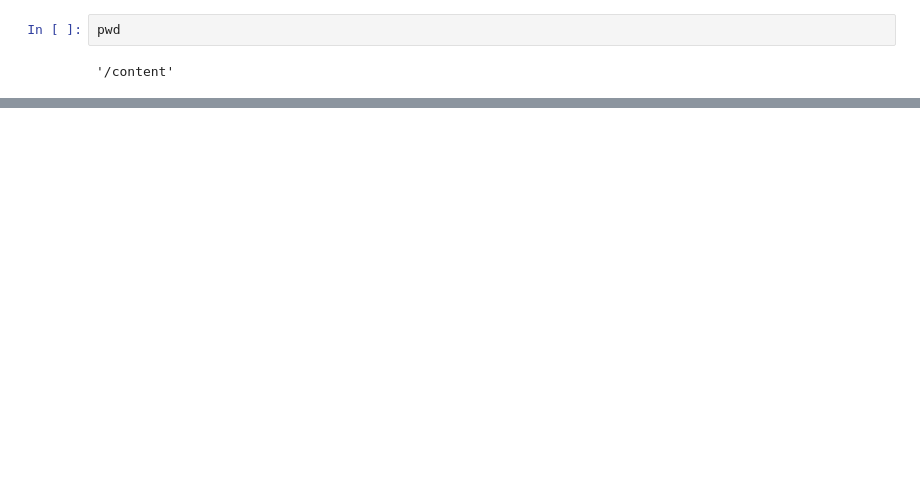
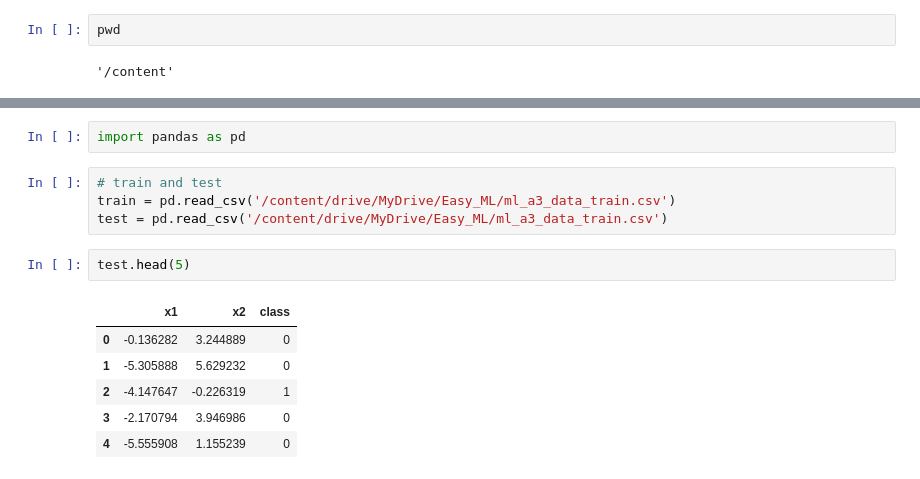
Before and after one commit to kiboiWanjohi/EASY_ML, a Jupyter notebook: Tutorials/Assignment_3_Neural_Network_By_Hand.ipynb, the cells around one changed output, grey strips where cells are left out. Drawn from its saved outputs; the diff is of its cells as text; blank space fills up the shorter version.

```diff
--- a/Tutorials/Assignment_3_Neural_Network_By_Hand.ipynb
+++ b/Tutorials/Assignment_3_Neural_Network_By_Hand.ipynb
@@ -117,0 +110,15 @@ def get_residuals(x_vals, y_vals, theta_0, theta_1):
+# %%
+import pandas as pd
+# %%
+# train and test
+train = pd.read_csv('/content/drive/MyDrive/Easy_ML/ml_a3_data_train.csv')
+test = pd.read_csv('/content/drive/MyDrive/Easy_ML/ml_a3_data_train.csv')
+# %%
+test.head(5)
+# %% [output]
+|  | x1 | x2 | class |
+| 0 | -0.136282 | 3.244889 | 0 |
+| 1 | -5.305888 | 5.629232 | 0 |
+| 2 | -4.147647 | -0.226319 | 1 |
+| 3 | -2.170794 | 3.946986 | 0 |
+| 4 | -5.555908 | 1.155239 | 0 |
```
Also changed, not shown: parts of 21 cells of this notebook.
